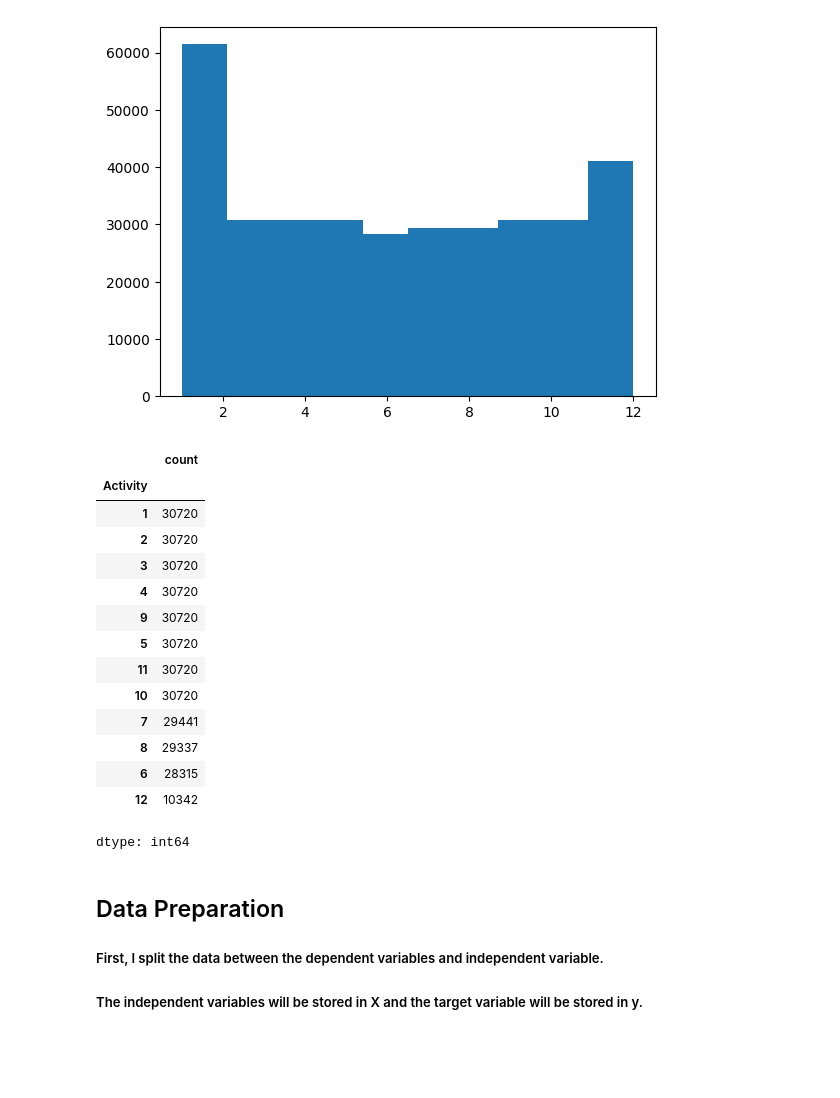
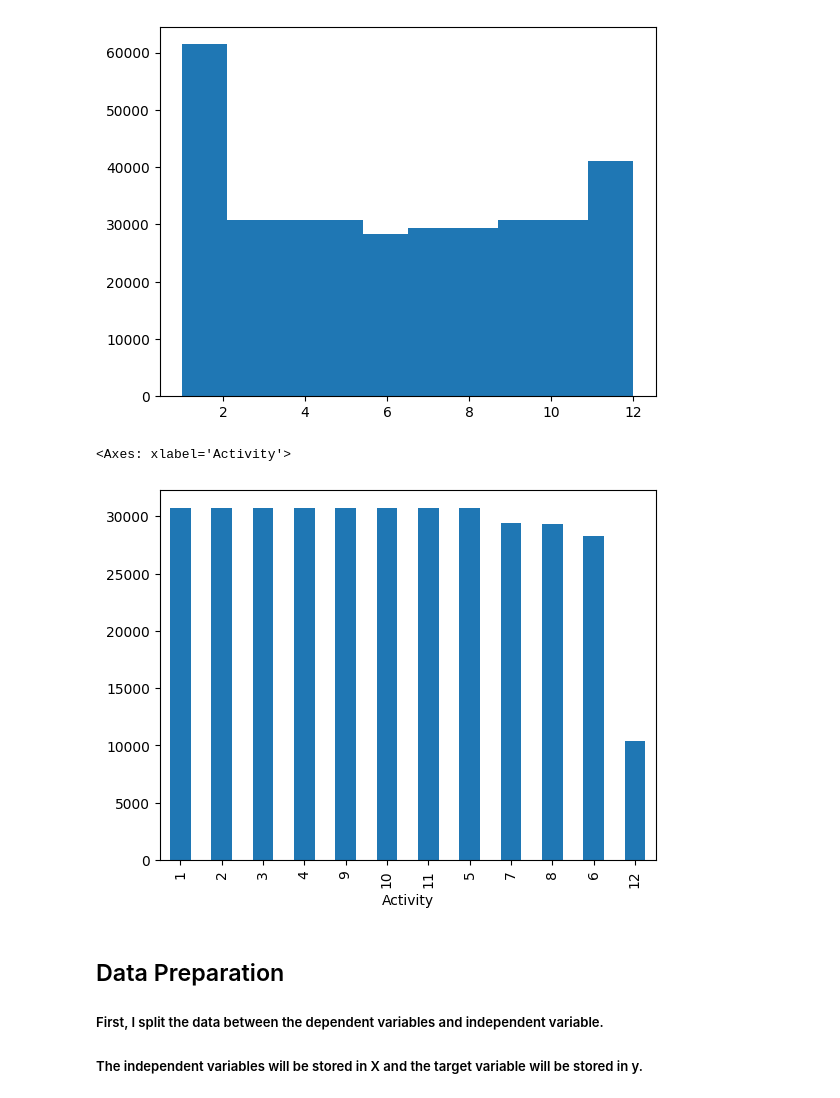
Before and after one commit to hannanote/Mobile_Health_Human_Behavior_Analysis_Project, a Jupyter notebook: MOBILE_HEALTH.ipynb, the cells around one changed output. Drawn from its saved outputs; the diff is of its cells as text; code cells hidden in the pictures; blank space fills up the shorter version.

```diff
--- a/MOBILE_HEALTH.ipynb
+++ b/MOBILE_HEALTH.ipynb
@@ -366,23 +366,10 @@ plt.hist(df['Activity'])
  <BarContainer object of 10 artists>)
 [figure]
 # %%
-df['Activity'].value_counts()
+df['Activity'].value_counts().plot(kind='bar')
 # %% [output]
-|  | count |
-| Activity |  |
-| 1 | 30720 |
-| 2 | 30720 |
-| 3 | 30720 |
-| 4 | 30720 |
-| 9 | 30720 |
-| 5 | 30720 |
-| 11 | 30720 |
-| 10 | 30720 |
-| 7 | 29441 |
-| 8 | 29337 |
-| 6 | 28315 |
-| 12 | 10342 |
-dtype: int64
+<Axes: xlabel='Activity'>
+[figure, added]
 # %% [markdown]
 ## Data Preparation
 ##### First, I split the data between the dependent variables and independent variable.
```
Also changed, not shown: parts of 19 cells of this notebook.
